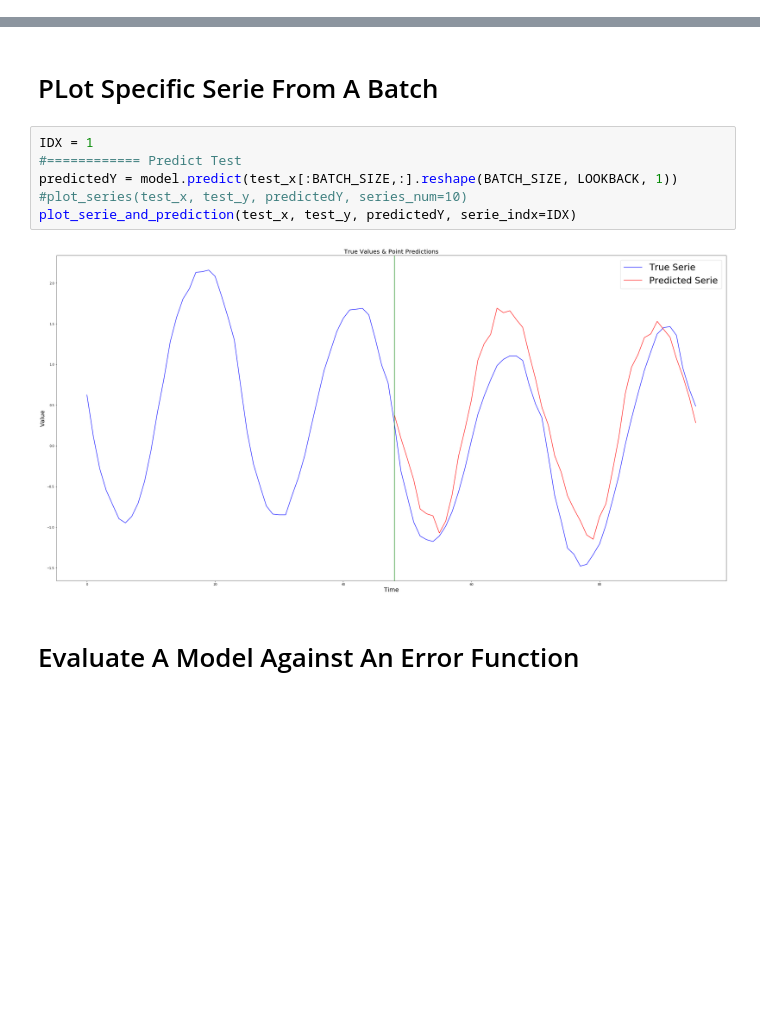
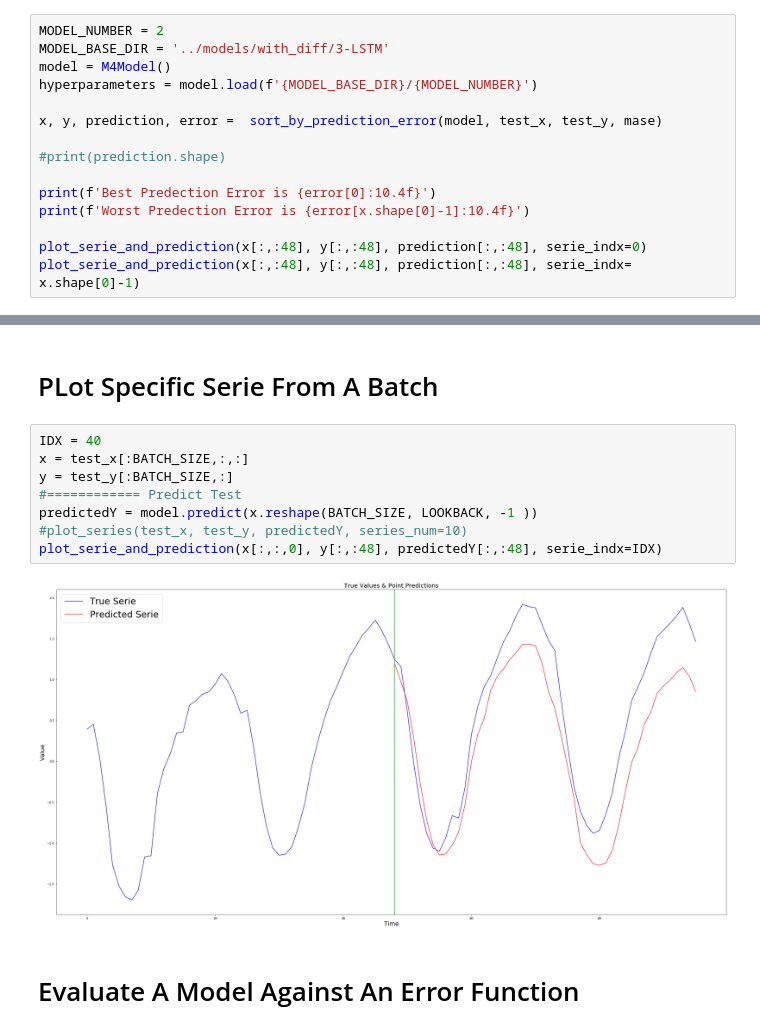
Before and after one commit to yamen23ali/m4-lstm, a Jupyter notebook: notebooks/Point_predection_mae.ipynb, the cells around one changed output, grey strips where cells are left out. Drawn from its saved outputs; the diff is of its cells as text; blank space fills up the shorter version.

Commit message:
trian with diff mase

```diff
--- a/notebooks/Point_predection_mae.ipynb
+++ b/notebooks/Point_predection_mae.ipynb
@@ -91,0 +77,15 @@ Worst Predection Error is   140.2569
+# %%
+MODEL_NUMBER = 2
+MODEL_BASE_DIR = '../models/with_diff/3-LSTM'
+model = M4Model()
+hyperparameters = model.load(f'{MODEL_BASE_DIR}/{MODEL_NUMBER}')
+
+x, y, prediction, error =  sort_by_prediction_error(model, test_x, test_y, mase)
+
+#print(prediction.shape)
+
+print(f'Best Predection Error is {error[0]:10.4f}')
+print(f'Worst Predection Error is {error[x.shape[0]-1]:10.4f}')
+
+plot_serie_and_prediction(x[:,:48], y[:,:48], prediction[:,:48], serie_indx=0)
+plot_serie_and_prediction(x[:,:48], y[:,:48], prediction[:,:48], serie_indx= x.shape[0]-1)
@@ -92,13 +98,15 @@ Worst Predection Error is   140.2569
 # %% [markdown]
 # PLot Specific Serie From A Batch
 # %%
-IDX = 1
+IDX = 40
+x = test_x[:BATCH_SIZE,:,:]
+y = test_y[:BATCH_SIZE,:]
 #============ Predict Test
-predictedY = model.predict(test_x[:BATCH_SIZE,:].reshape(BATCH_SIZE, LOOKBACK, 1))
+predictedY = model.predict(x.reshape(BATCH_SIZE, LOOKBACK, -1 ))
 #plot_series(test_x, test_y, predictedY, series_num=10)
-plot_serie_and_prediction(test_x, test_y, predictedY, serie_indx=IDX)
+plot_serie_and_prediction(x[:,:,0], y[:,:48], predictedY[:,:48], serie_indx=IDX)
 # %% [output]
-[figure, old version]
+[figure, new version]
 # %% [markdown]
 # Evaluate A Model Against An Error Function
 # %%
```
Also changed, not shown: parts of 6 cells of this notebook, 11 other files.
